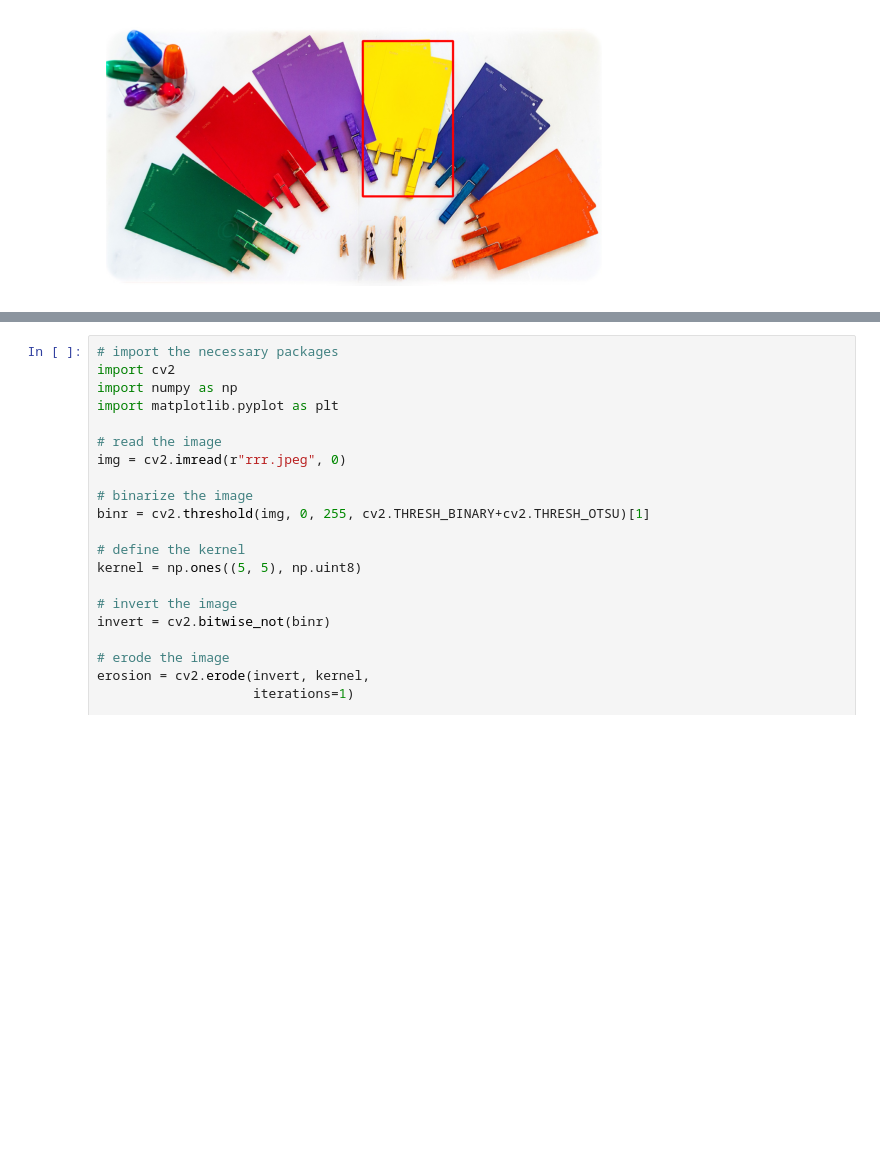
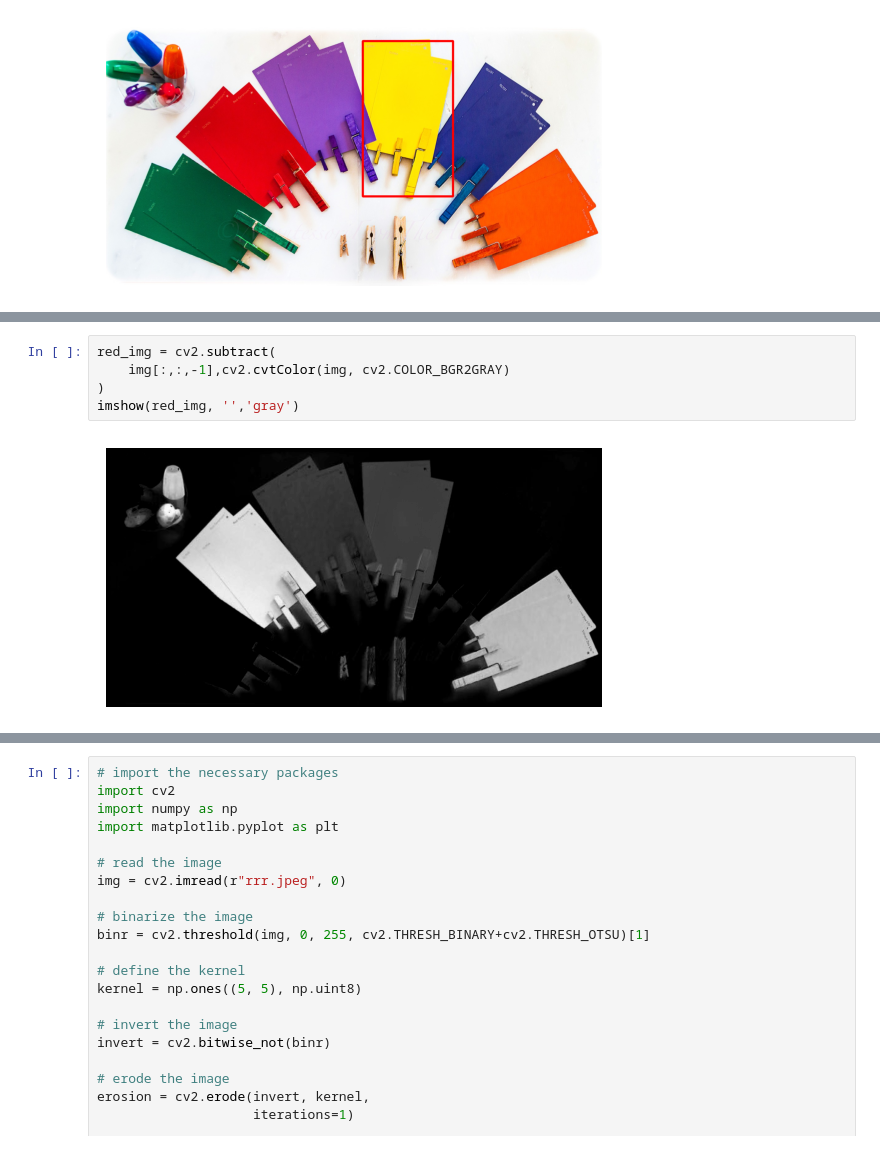
Before and after one commit to RITISAHU/ITS-2, a Jupyter notebook: day-12.ipynb, the cells around one changed output, grey strips where cells are left out. Cells and saved outputs as stored; diff of their text form; blank space fills up the shorter version.

```diff
--- a/day-12.ipynb
+++ b/day-12.ipynb
@@ -102,0 +108,7 @@ imshow(img_copy[:,:,::-1],'')
+# %%
+red_img = cv2.subtract(
+    img[:,:,-1],cv2.cvtColor(img, cv2.COLOR_BGR2GRAY)
+)
+imshow(red_img, '','gray')
+# %% [output]
+[figure, added]
```
Also changed, not shown: parts of 7 cells of this notebook, 22 other files.
